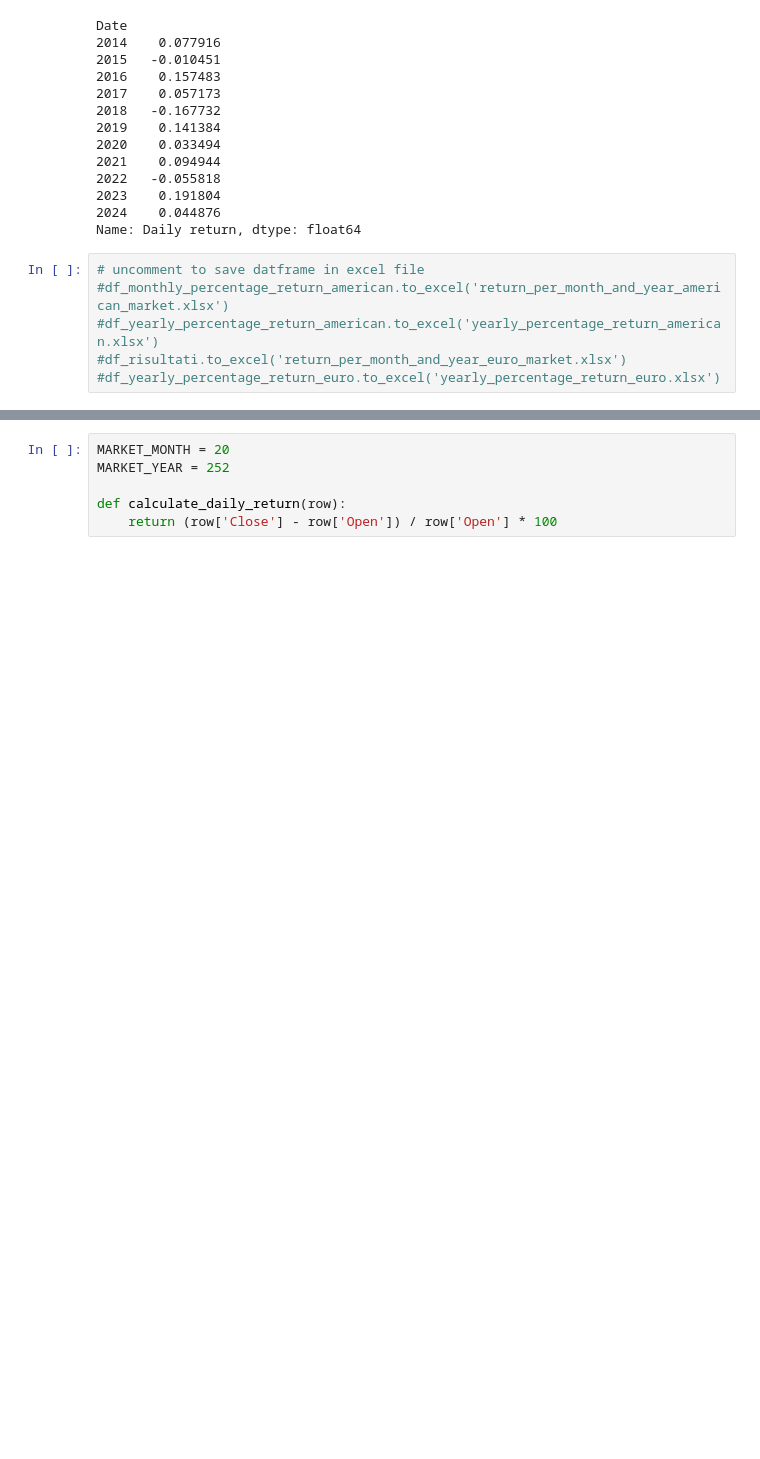
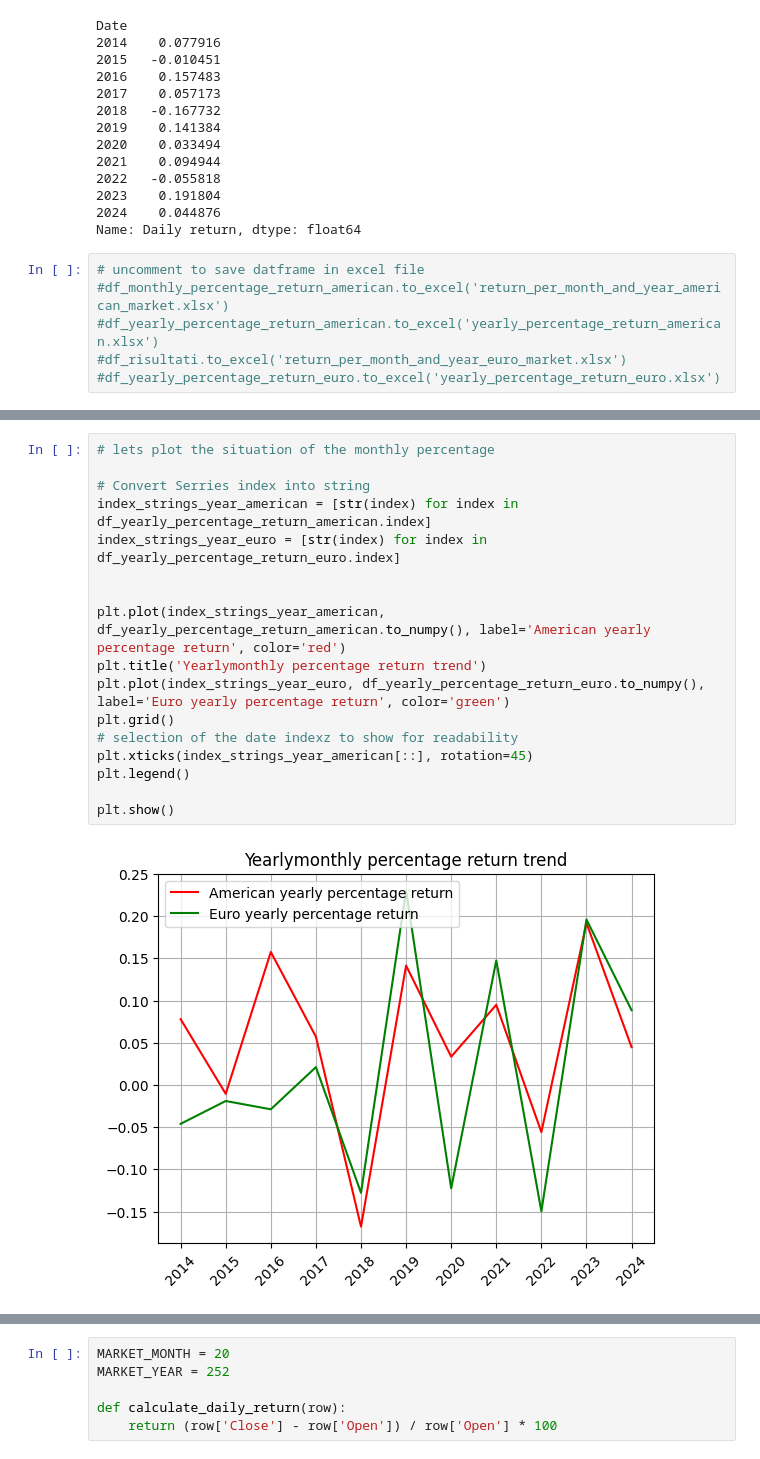
Before and after one commit to kozen88/StockAnalisys, a Jupyter notebook: Stock_analisys.ipynb, the cells around one changed output, grey strips where cells are left out. Cells and saved outputs as stored; diff of their text form; blank space fills up the shorter version.

```diff
--- a/Stock_analisys.ipynb
+++ b/Stock_analisys.ipynb
@@ -395,0 +422,19 @@ Name: Daily return, dtype: float64
+# %%
+# lets plot the situation of the monthly percentage
+
+# Convert Serries index into string
+index_strings_year_american = [str(index) for index in df_yearly_percentage_return_american.index]
+index_strings_year_euro = [str(index) for index in df_yearly_percentage_return_euro.index]
+
+
+plt.plot(index_strings_year_american, df_yearly_percentage_return_american.to_numpy(), label='American yearly percentage return', color='red')
+plt.title('Yearlymonthly percentage return trend')
+plt.plot(index_strings_year_euro, df_yearly_percentage_return_euro.to_numpy(), label='Euro yearly percentage return', color='green')
+plt.grid()
+# selection of the date indexz to show for readability
+plt.xticks(index_strings_year_american[::], rotation=45)
+plt.legend()
+
+plt.show()
+# %% [output]
+[figure, added]
```
Also changed, not shown: parts of 18 cells of this notebook.
